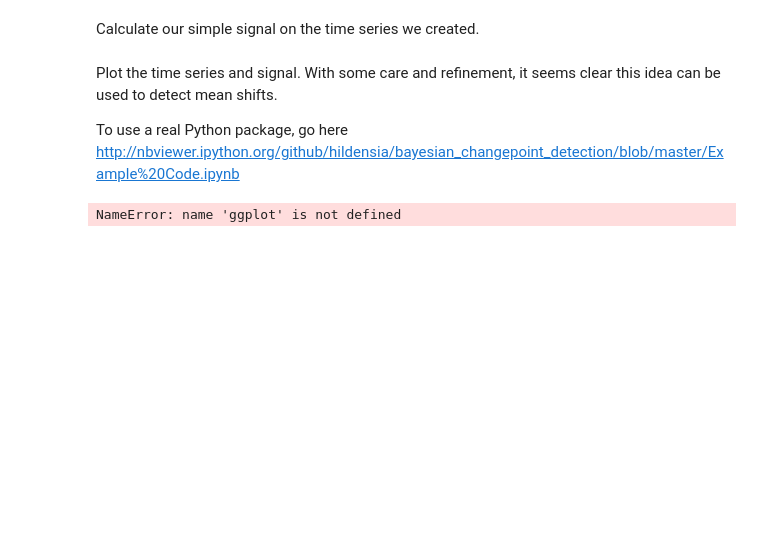
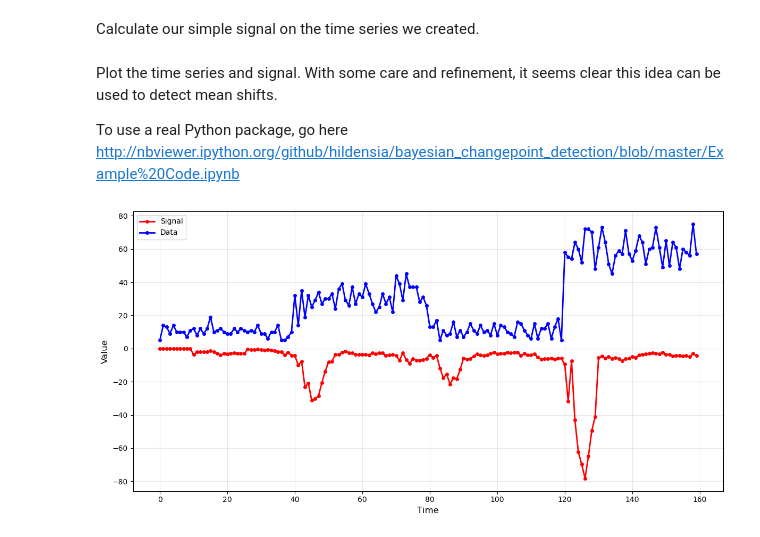
Before and after one commit to DrSkippy/misc-jupyter-notebooks, a Jupyter notebook: poisson-dhange-points-detection.ipynb, the cells around one changed output. Saved outputs shown, nothing was run; the diff lists cells and outputs as text; code cells hidden in the pictures; blank space fills up the shorter version.

```diff
--- a/poisson-dhange-points-detection.ipynb
+++ b/poisson-dhange-points-detection.ipynb
@@ -133,9 +184,21 @@ Plot the time series and signal.  With some care and refinement, it seems clear
 
 To use a real Python package, go here http://nbviewer.ipython.org/github/hildensia/bayesian_changepoint_detection/blob/master/Example%20Code.ipynb
 # %%
-ggplot(df1, aes("time","signal")) \
-        + geom_point(color="red") + geom_line(color="red") \
-        + geom_point(aes("time","data"), color="blue") + \
-        geom_line(aes("time","data"), color="blue")
+import matplotlib.pyplot as plt
+
+fig, ax = plt.subplots(figsize=(12, 6))
+
+# Plot signal in red
+ax.plot(df1['time'], df1['signal'], color='red', marker='o', linestyle='-', linewidth=2, markersize=4, label='Signal')
+
+# Plot data in blue
+ax.plot(df1['time'], df1['data'], color='blue', marker='o', linestyle='-', linewidth=2, markersize=4, label='Data')
+
+ax.set_xlabel('Time', fontsize=12)
+ax.set_ylabel('Value', fontsize=12)
+ax.legend(loc='best')
+ax.grid(True, alpha=0.3)
+plt.tight_layout()
+plt.show()
 # %% [output]
-NameError: name 'ggplot' is not defined
+[figure, added]
```
Also changed, not shown: parts of 4 cells of this notebook, 5 other files.
